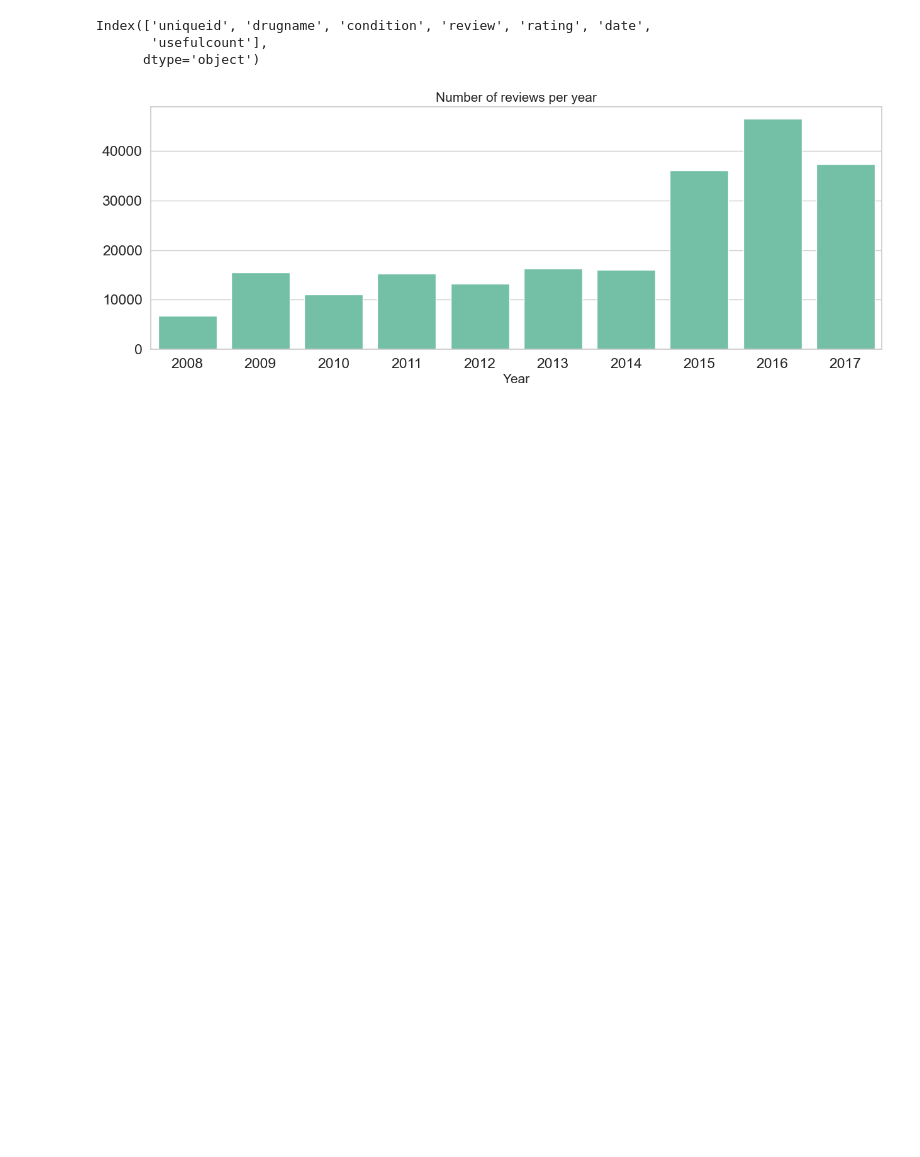
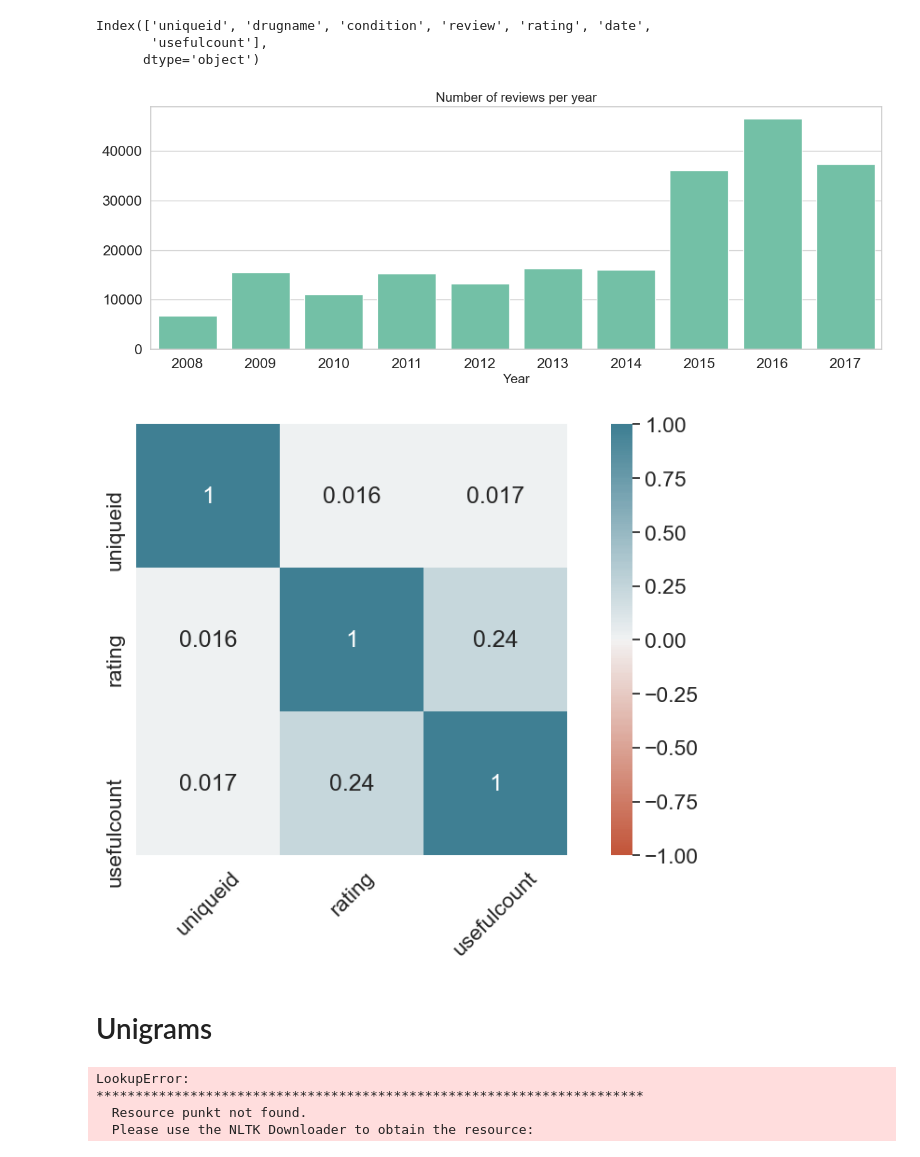
Before and after one commit to ArslanAmanov/AI-ML-DL, a Jupyter notebook: Kaggle Projects /UCI ML drug dataset/uci_ml drug test project.ipynb, the cells around one changed output. Cells and saved outputs as stored; diff of their text form; code cells hidden in the pictures; blank space fills up the shorter version.

```diff
--- a/Kaggle Projects /UCI ML drug dataset/uci_ml drug test project.ipynb
+++ b/Kaggle Projects /UCI ML drug dataset/uci_ml drug test project.ipynb
@@ -351,3 +357,55 @@ sns_.set_title('Number of reviews per year', fontsize=15)
 sns_.set_xlabel('Year', fontsize=15);
 # %% [output]
 [figure]
+# %%
+# Heatmap of the correlation matrix
+import matplotlib.pyplot as plt
+import seaborn as sns
+plt.rcParams['figure.figsize'] = (12, 6) # set the figure size
+corr = df_data.select_dtypes(include = ['float64', 'int64']).corr() # select the numerical columns
+sns_heat=sns.heatmap(corr, annot=True, vmin=-1, vmax=1, center=0, cmap=sns.diverging_palette(20, 220, n=200), square=True);  # plot the heatmap
+plt.setp(sns_heat.get_xticklabels(), rotation=45); # rotate the x-axis labels to 45 degrees
+# %% [output]
+[figure, added]
+# %% [markdown]
+# Unigrams
+# %%
+# Top 20 unigrams according to the rating
+
+df_ = df_data[['rating', 'review']]
+df_['reveiew']= df_data['review'].str.replace("&#039;", "")
+df_['review']= df_['review'].str.replace(r'[^\w\d\s]',' ')
+
+df_review_5 = " ".join(df_.loc[df_.rating<=5, 'review'])
+df_review_10 = " ".join(df_.loc[df_.rating>5, 'review'])
+
+token_review_5 = word_tokenize(df_review_5)
+token_review_10 = word_tokenize(df_review_10)
+
+unigram_5 = ngrams(token_review_5, 1)
+unigram_10 = ngrams(token_review_10, 1)
+
+frequency_5 = Counter(unigram_5)
+frequency_10 = Counter(unigram_10)
+
+df_5 = pd.DataFrame(frequency_5.most_common(20))
+df_10 = pd.DataFrame(frequency_10.most_common(20))
+
+# Barplot for top 20 unigrams for rating  <=5
+
+plt.rcParams['figure.figsize'] = (15, 5)
+fig, ax = plt.subplots(1, 2)
+sns.set(font_scale = 1.5, style = 'whitegrid')
+
+sns_5=sns.barplot(x=df_5[1], y=df_5[0], color='lightblue', ax=ax[0])
+sns_10=sns.barplot(x=df_10[1], y=df_10[0], color='lightblue', ax=ax[1])
+
+# Setting axes labels
+sns_5.set_title('Top 20 unigrams for rating <=5')
+sns_10.set_title('Top 20 unigrams for rating >5')
+sns_5.set_ylabel('Unigrams');
+# %% [output]
+LookupError:
+**********************************************************************
+  Resource punkt not found.
+  Please use the NLTK Downloader to obtain the resource:
```
Also changed, not shown: parts of 6 cells of this notebook.
